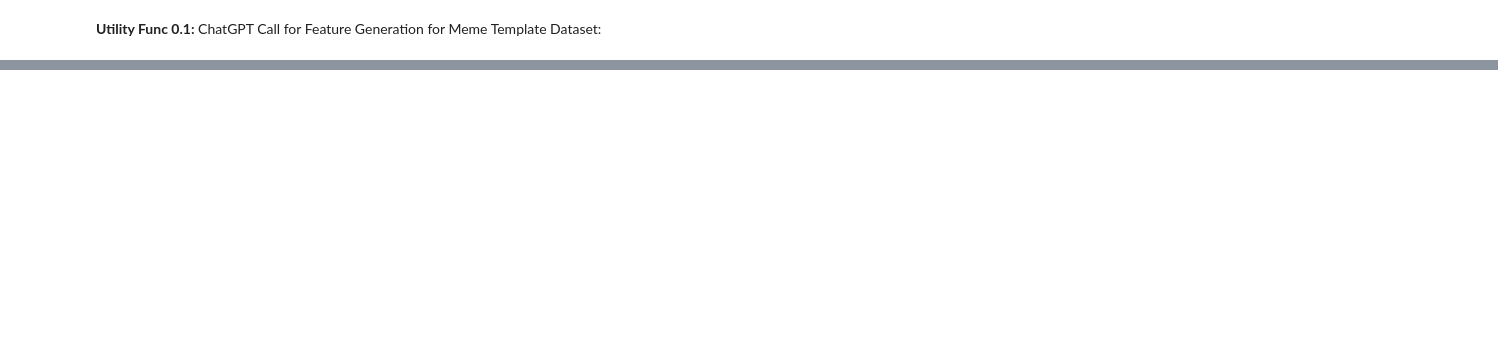
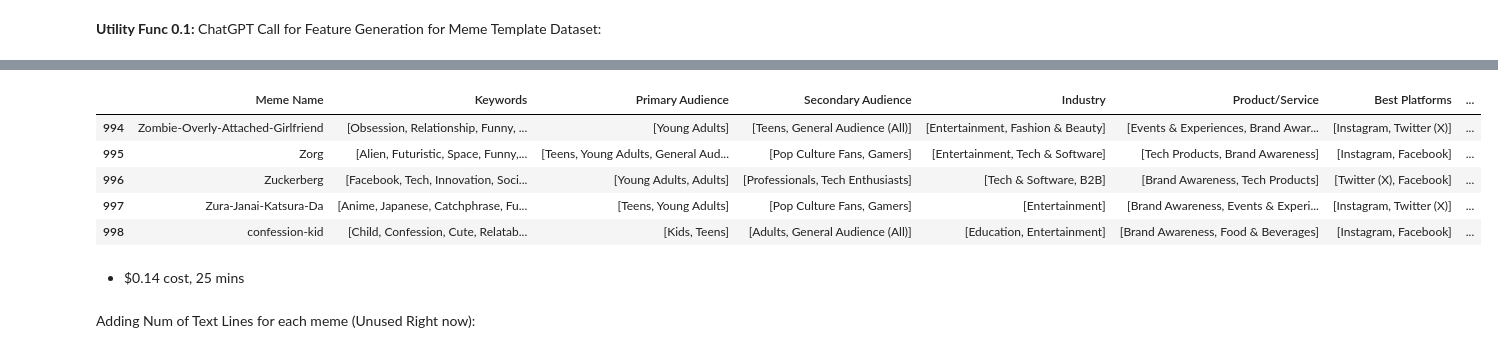
Before and after one commit to ibrahimm7004/hype, a Jupyter notebook: meme-gen.ipynb, the cells around one changed output, grey strips where cells are left out. Drawn from its saved outputs; the diff is of its cells as text; code cells hidden in the pictures; blank space fills up the shorter version.

```diff
--- a/meme-gen.ipynb
+++ b/meme-gen.ipynb
@@ -153,0 +66,16 @@ print(json.dumps(meme_features, indent=4))
+# %%
+key = ''
+client = OpenAI(api_key=key)
+# %%
+OPTION_SETS = {
+    "Primary Audience": ["Kids", "Teens", "Young Adults", "Millennials", "Adults", "Older Adults", "General Audience (All)"],
+    "Secondary Audience": ["Teens", "Young Adults", "Millennials", "Adults", "Older Adults", "General Audience (All)", "Professionals", "Tech Enthusiasts", "Gamers", "Pop Culture Fans"],
+    "Industry": ["eCommerce", "Fashion & Beauty", "Food & Beverage", "Tech & Software", "Finance", "Healthcare", "Education", "Entertainment", "Automotive", "Travel", "B2B", "General"],
+    "Product/Service": ["Physical Products", "Luxury Goods", "Subscription Services", "Food & Beverages", "Events & Experiences", "Tech Products", "Education & Courses", "B2B Services", "Brand Awareness"],
+    "Best Platforms": ["Instagram", "Facebook", "Twitter (X)", "General"],
+    "Humor Style": ["Relatable", "Sarcastic", "Wholesome", "Dark Humor", "Satirical", "Self-Deprecating", "Absurd", "Workplace", "Pop Culture", "Nostalgic", "Reaction-Based"],
+    "Emotion Targeted": ["FOMO", "Excitement", "Regret", "Confidence", "Shock", "Confusion", "Happiness", "Frustration", "Empowerment", "Curiosity"],
+    "Engagement Type": ["Tag a Friend", "Shareable", "Call to Action", "Comment Bait", "Self-Identification", "Educational", "Controversial", "Nostalgic", "Entertainment"],
+    "Seasonality": ["Evergreen", "Summer", "Winter", "Black Friday", "Christmas", "Halloween", "Back to School", "Valentine’s Day", "April Fools", "Other Holidays"],
+    "Tone Alignment": ["Playful", "Premium Yet Fun", "Professional", "Luxury", "Edgy", "Trendy", "Nostalgic", "Corporate", "General"]
+}
@@ -153,0 +205,4 @@ print(json.dumps(meme_features, indent=4))
+# %%
+columns = ["Meme Name", "Primary Audience", "Secondary Audience", "Industry", "Product/Service", "Best Platforms", "Humor Style", "Emotion Targeted", "Engagement Type", "Seasonality", "Tone Alignment", "Keywords"]
+meme_dataset = pd.DataFrame(columns=columns, index=range(len(memes)))
+meme_dataset["Meme Name"] = memes
@@ -153,0 +225,2 @@ print(json.dumps(meme_features, indent=4))
+# %%
+memes_dataset = process_meme_templates(meme_dataset)
@@ -153,0 +247,13 @@ print(json.dumps(meme_features, indent=4))
+# %%
+memes_dataset.tail()
+# %% [output]
+|  | Meme Name | Keywords | Primary Audience | Secondary Audience | Industry | Product/Service | Best Platforms | ... |
+| 994 | Zombie-Overly-Attached-Girlfriend | [Obsession, Relationship, Funny, ... | [Young Adults] | [Teens, General Audience (All)] | [Entertainment, Fashion & Beauty] | [Events & Experiences, Brand Awar... | [Instagram, Twitter (X)] | ... |
+| 995 | Zorg | [Alien, Futuristic, Space, Funny,... | [Teens, Young Adults, General Aud... | [Pop Culture Fans, Gamers] | [Entertainment, Tech & Software] | [Tech Products, Brand Awareness] | [Instagram, Facebook] | ... |
+| 996 | Zuckerberg | [Facebook, Tech, Innovation, Soci... | [Young Adults, Adults] | [Professionals, Tech Enthusiasts] | [Tech & Software, B2B] | [Brand Awareness, Tech Products] | [Twitter (X), Facebook] | ... |
+| 997 | Zura-Janai-Katsura-Da | [Anime, Japanese, Catchphrase, Fu... | [Teens, Young Adults] | [Pop Culture Fans, Gamers] | [Entertainment] | [Brand Awareness, Events & Experi... | [Instagram, Twitter (X)] | ... |
+| 998 | confession-kid | [Child, Confession, Cute, Relatab... | [Kids, Teens] | [Adults, General Audience (All)] | [Education, Entertainment] | [Brand Awareness, Food & Beverages] | [Instagram, Facebook] | ... |
+# %% [markdown]
+- $0.14 cost, 25 mins
+# %% [markdown]
+Adding Num of Text Lines for each meme (Unused Right now):
```
Also changed, not shown: parts of 54 cells of this notebook.
